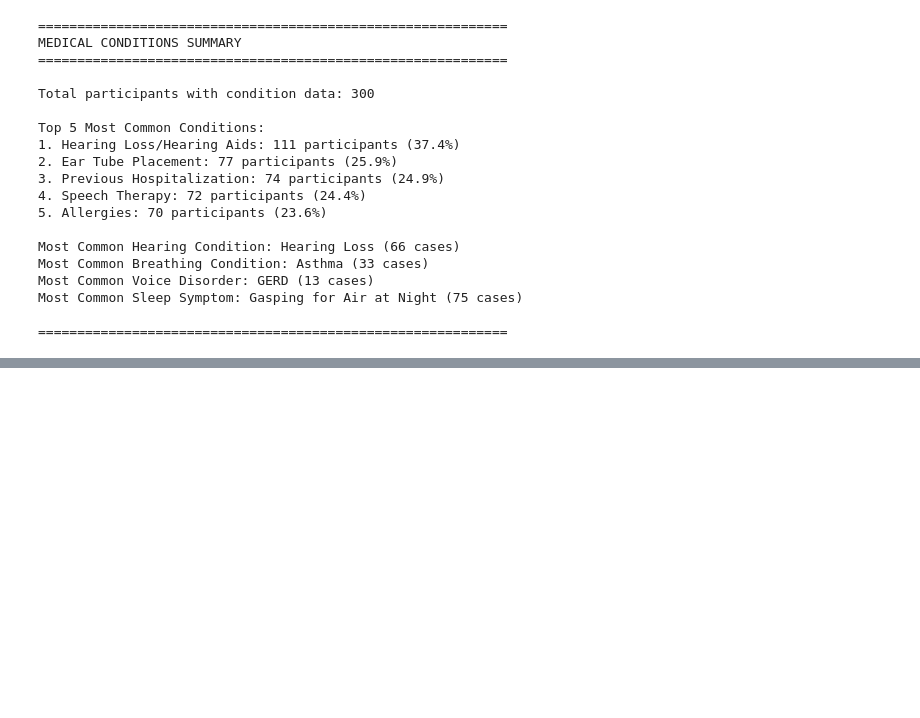
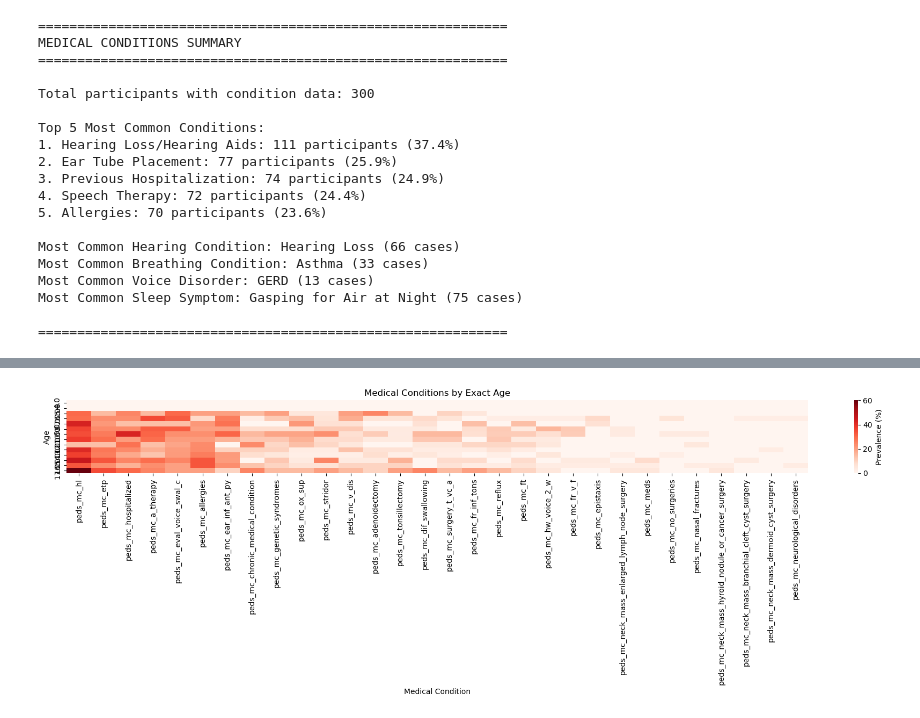
Before and after one commit to robotics4good/aces-b2ai, a Jupyter notebook: medical_conditions_visualization.ipynb, the cells around one changed output, grey strips where cells are left out. Saved outputs shown, nothing was run; the diff lists cells and outputs as text; code cells hidden in the pictures; blank space fills up the shorter version.

```diff
--- a/medical_conditions_visualization.ipynb
+++ b/medical_conditions_visualization.ipynb
@@ -369,0 +460,88 @@ Most Common Sleep Symptom: Gasping for Air at Night (75 cases)
+# %%
+import pandas as pd
+import seaborn as sns
+import matplotlib.pyplot as plt
+
+# Load
+df_demo = pd.read_csv("phenotype/pediatric/pediatric_demographics.tsv", sep="\t")
+df_med = pd.read_csv("phenotype/pediatric/pediatric_medical_conditions.tsv", sep="\t")
+
+# Fix types
+df_demo["participant_id"] = df_demo["participant_id"].astype(str)
+df_med["participant_id"] = df_med["participant_id"].astype(str)
+
+# Merge
+df_age_med = df_med.merge(
+    df_demo[["participant_id", "age"]],
+    on="participant_id",
+    how="inner"
+)
+
+df_age_med["age"] = pd.to_numeric(df_age_med["age"], errors="coerce")
+
+# -----------------------------
+# Select ONLY clean medical columns
+# -----------------------------
+exclude_patterns = [
+    "session_id",
+    "started_at",
+    "completed_at",
+    "duration",
+    "specified",
+    "other",
+    "snoring_apnea",   # remove sleep apnea block
+    "oahi"
+]
+
+medical_cols = [
+    c for c in df_med.columns
+    if c.startswith("peds_mc_")
+    and not any(p in c for p in exclude_patterns)
+]
+
+# Convert Yes/No → binary
+for col in medical_cols:
+    df_age_med[col] = (
+        df_age_med[col]
+        .astype(str)
+        .str.strip()
+        .str.lower()
+        .eq("yes")
+        .astype(int)
+    )
+
+# -----------------------------
+# Group by EXACT age
+# -----------------------------
+heatmap_data = (
+    df_age_med
+    .dropna(subset=["age"])
+    .groupby("age")[medical_cols]
+    .mean()
+    * 100
+)
+
+# Clean columns
+heatmap_data = heatmap_data.loc[:, heatmap_data.sum(axis=0) > 0]
+heatmap_data = heatmap_data[heatmap_data.mean().sort_values(ascending=False).index]
+
+# -----------------------------
+# Plot
+# -----------------------------
+plt.figure(figsize=(18, 6))
+
+sns.heatmap(
+    heatmap_data,
+    cmap="Reds",
+    annot=False,
+    cbar_kws={"label": "Prevalence (%)"}
+)
+
+plt.title("Medical Conditions by Exact Age")
+plt.xlabel("Medical Condition")
+plt.ylabel("Age")
+
+plt.tight_layout()
+plt.show()
+# %% [output]
+[figure, added]
```
Also changed, not shown: parts of 10 cells of this notebook, 20 other files.
